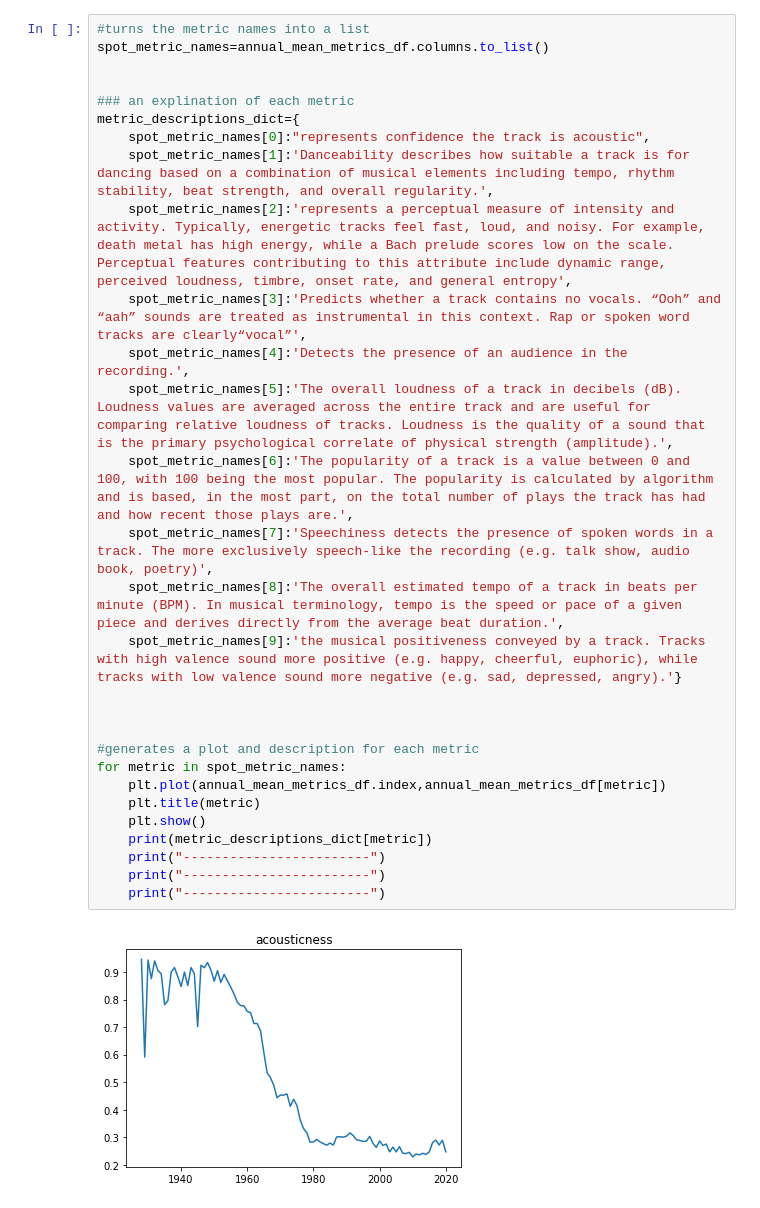
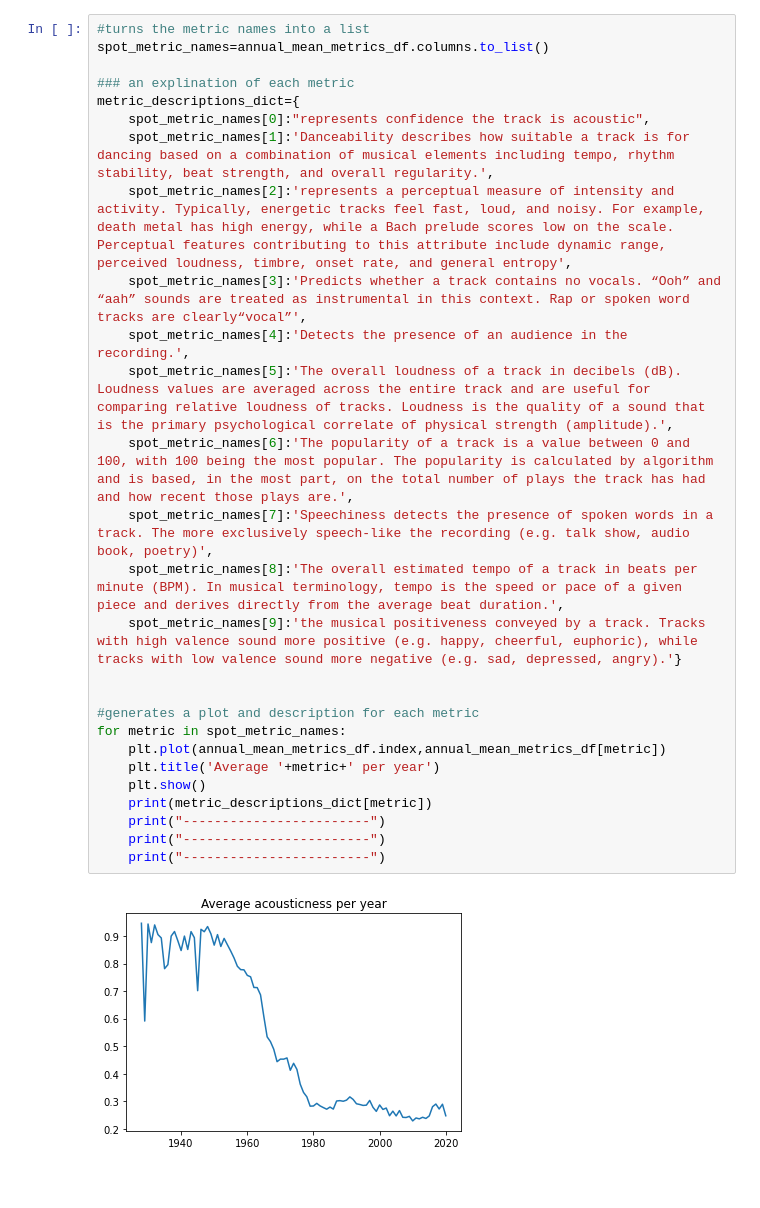
Before and after one commit to JoeKell/SpotifySongAnalysisProject, a Jupyter notebook: metrics_over_time.ipynb, the cells around one changed output. Saved outputs shown, nothing was run; the diff lists cells and outputs as text.

```diff
--- a/metrics_over_time.ipynb
+++ b/metrics_over_time.ipynb
@@ -43,34 +70,32 @@ annual_mean_metrics_df
 # %%
 #turns the metric names into a list
 spot_metric_names=annual_mean_metrics_df.columns.to_list()
-
 
 ### an explination of each metric
 metric_descriptions_dict={
     spot_metric_names[0]:"represents confidence the track is acoustic",
     spot_metric_names[1]:'Danceability describes how suitable a track is for dancing based on a combination of musical elements including tempo, rhythm stability, beat strength, and overall regularity.',
     spot_metric_names[2]:'represents a perceptual measure of intensity and activity. Typically, energetic tracks feel fast, loud, and noisy. For example, death metal has high energy, while a Bach prelude scores low on the scale. Perceptual features contributing to this attribute include dynamic range, perceived loudness, timbre, onset rate, and general entropy',
     spot_metric_names[3]:'Predicts whether a track contains no vocals. “Ooh” and “aah” sounds are treated as instrumental in this context. Rap or spoken word tracks are clearly“vocal”',
     spot_metric_names[4]:'Detects the presence of an audience in the recording.',
     spot_metric_names[5]:'The overall loudness of a track in decibels (dB). Loudness values are averaged across the entire track and are useful for comparing relative loudness of tracks. Loudness is the quality of a sound that is the primary psychological correlate of physical strength (amplitude).',
     spot_metric_names[6]:'The popularity of a track is a value between 0 and 100, with 100 being the most popular. The popularity is calculated by algorithm and is based, in the most part, on the total number of plays the track has had and how recent those plays are.',
     spot_metric_names[7]:'Speechiness detects the presence of spoken words in a track. The more exclusively speech-like the recording (e.g. talk show, audio book, poetry)',
     spot_metric_names[8]:'The overall estimated tempo of a track in beats per minute (BPM). In musical terminology, tempo is the speed or pace of a given piece and derives directly from the average beat duration.',
     spot_metric_names[9]:'the musical positiveness conveyed by a track. Tracks with high valence sound more positive (e.g. happy, cheerful, euphoric), while tracks with low valence sound more negative (e.g. sad, depressed, angry).'}
 
 
-
 #generates a plot and description for each metric
 for metric in spot_metric_names:
     plt.plot(annual_mean_metrics_df.index,annual_mean_metrics_df[metric])
-    plt.title(metric)
+    plt.title('Average '+metric+' per year')
     plt.show()
     print(metric_descriptions_dict[metric])
     print("------------------------")
     print("------------------------")
     print("------------------------")
 # %% [output]
-[figure, old version]
+[figure, new version]
 represents confidence the track is acoustic
 ------------------------
 ------------------------
```
Also changed, not shown: parts of 8 cells of this notebook.
